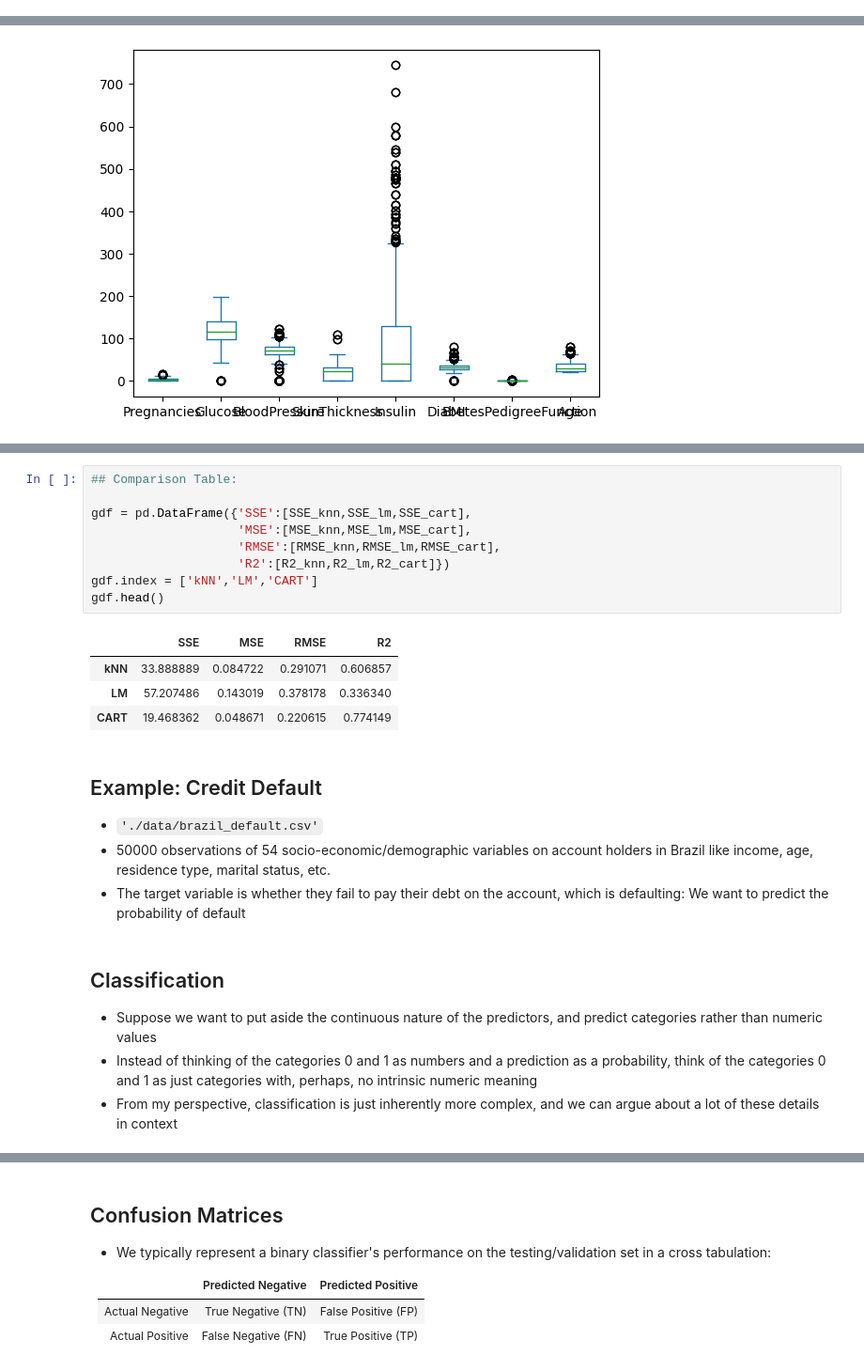
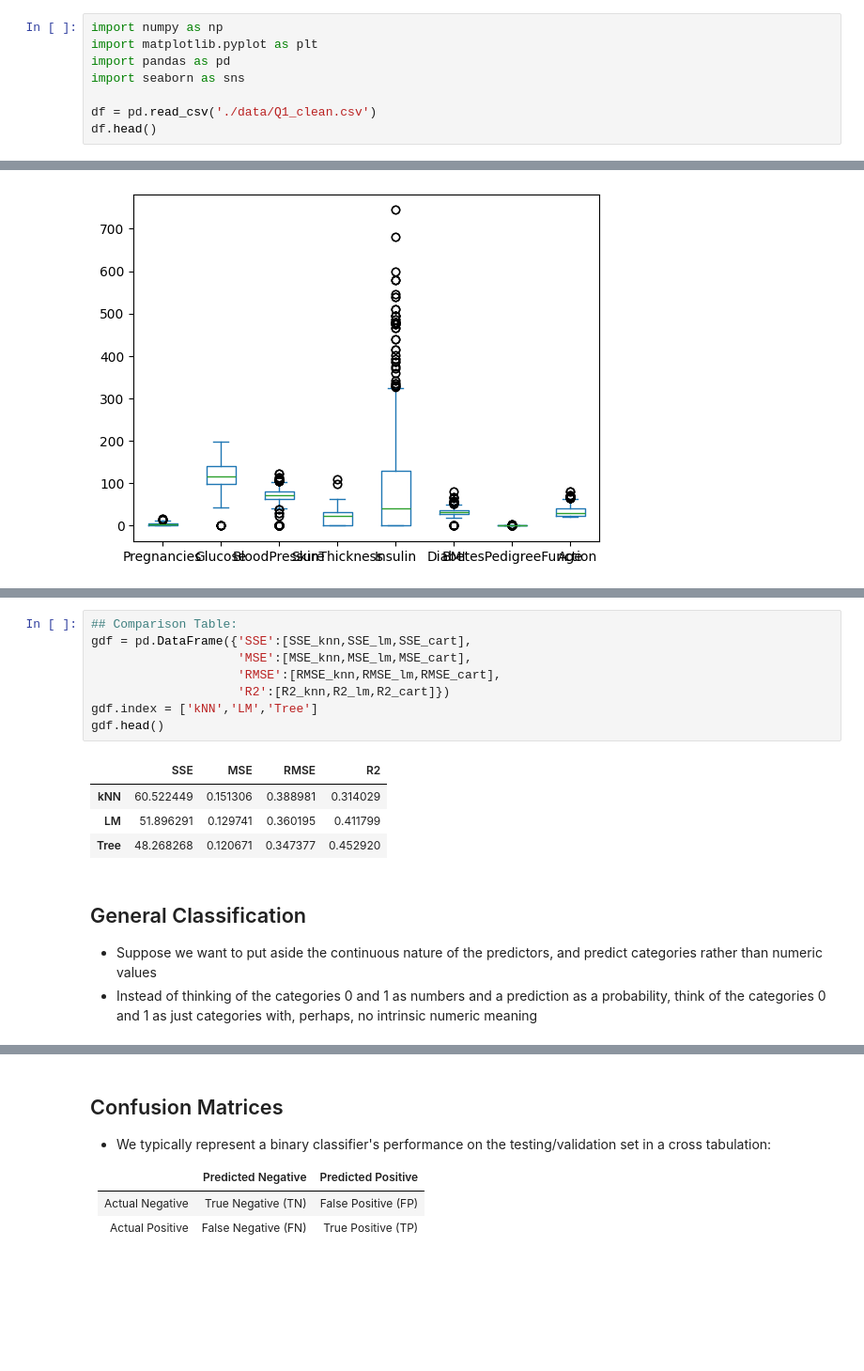
Before and after one commit to vrhughes/model_evaluation, a Jupyter notebook: model_evaluation.ipynb, the cells around one changed output, grey strips where cells are left out. Shown at 94% size. Drawn from its saved outputs; the diff is of its cells as text; blank space fills up the shorter version.

```diff
--- a/model_evaluation.ipynb
+++ b/model_evaluation.ipynb
@@ -223,0 +48,8 @@ sns.boxplot( windsorize(x))
+# %%
+import numpy as np
+import matplotlib.pyplot as plt
+import pandas as pd
+import seaborn as sns
+
+df = pd.read_csv('./data/Q1_clean.csv')
+df.head()
@@ -486,27 +530,20 @@ R2_cart = 1 - SSE_cart/TSS
 # %%
 ## Comparison Table:
-
 gdf = pd.DataFrame({'SSE':[SSE_knn,SSE_lm,SSE_cart],
                     'MSE':[MSE_knn,MSE_lm,MSE_cart],
                     'RMSE':[RMSE_knn,RMSE_lm,RMSE_cart],
                     'R2':[R2_knn,R2_lm,R2_cart]})
-gdf.index = ['kNN','LM','CART']
+gdf.index = ['kNN','LM','Tree']
 gdf.head()
 # %% [output]
 |  | SSE | MSE | RMSE | R2 |
-| kNN | 33.888889 | 0.084722 | 0.291071 | 0.606857 |
-| LM | 57.207486 | 0.143019 | 0.378178 | 0.336340 |
-| CART | 19.468362 | 0.048671 | 0.220615 | 0.774149 |
+| kNN | 60.522449 | 0.151306 | 0.388981 | 0.314029 |
+| LM | 51.896291 | 0.129741 | 0.360195 | 0.411799 |
+| Tree | 48.268268 | 0.120671 | 0.347377 | 0.452920 |
-# %% [markdown]
-## Example: Credit Default
-- `'./data/brazil_default.csv'`
-- 50000 observations of 54 socio-economic/demographic variables on account holders in Brazil like income, age, residence type, marital status, etc.
-- The target variable is whether they fail to pay their debt on the account, which is defaulting: We want to predict the probability of default
 # %% [markdown]
-## Classification
+## General Classification
 - Suppose we want to put aside the continuous nature of the predictors, and predict categories rather than numeric values
 - Instead of thinking of the categories 0 and 1 as numbers and a prediction as a probability, think of the categories 0 and 1 as just categories with, perhaps, no intrinsic numeric meaning
-- From my perspective, classification is just inherently more complex, and we can argue about a lot of these details in context
 # %% [markdown]
 ## Classification
 - The main distinction with binary classification versus regression on a binary outcome is that we predict a hard 0 or hard 1 for every case, rather than a probability between 0 and 1
```
Also changed, not shown: parts of 51 cells of this notebook.
